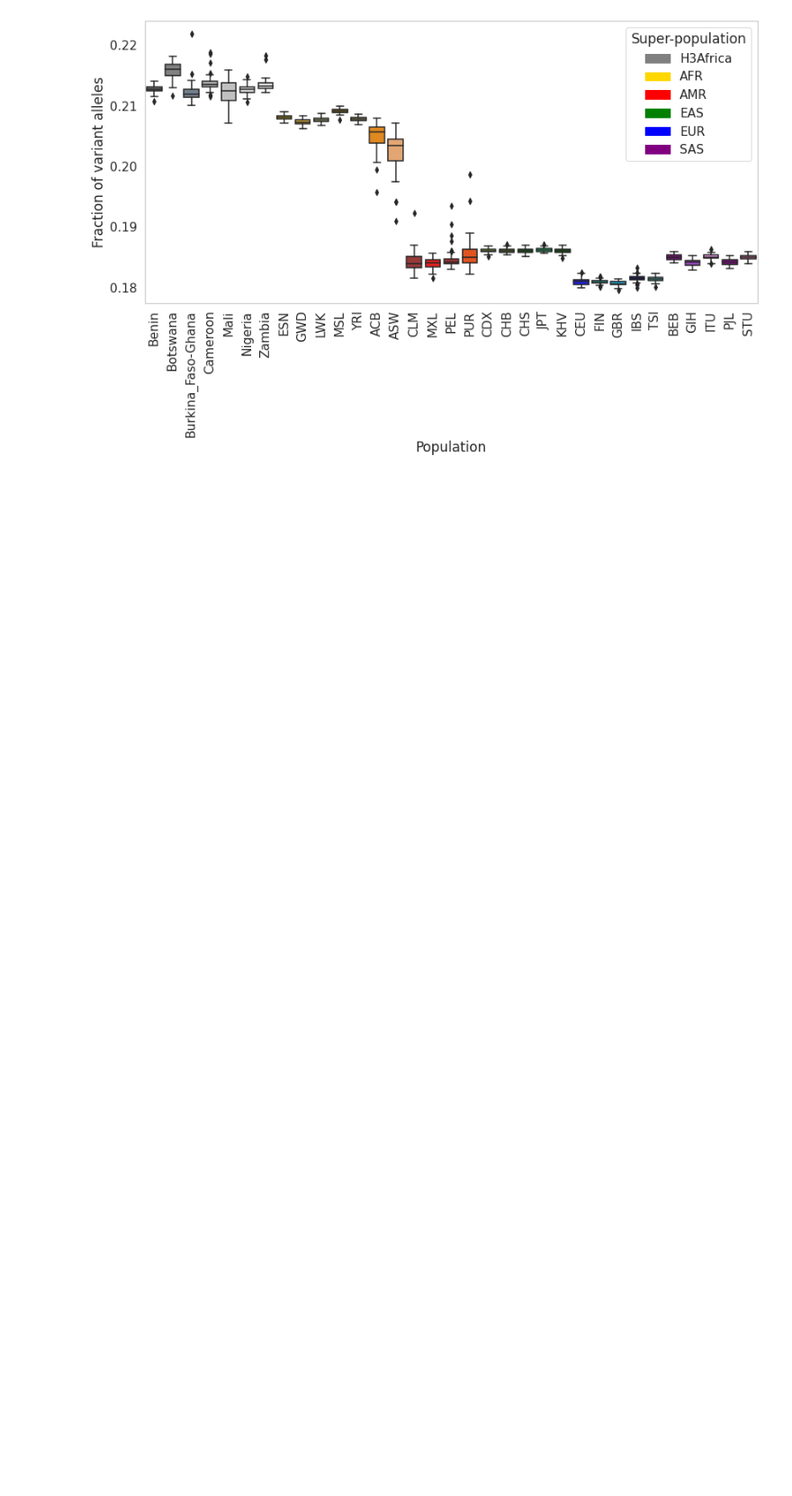
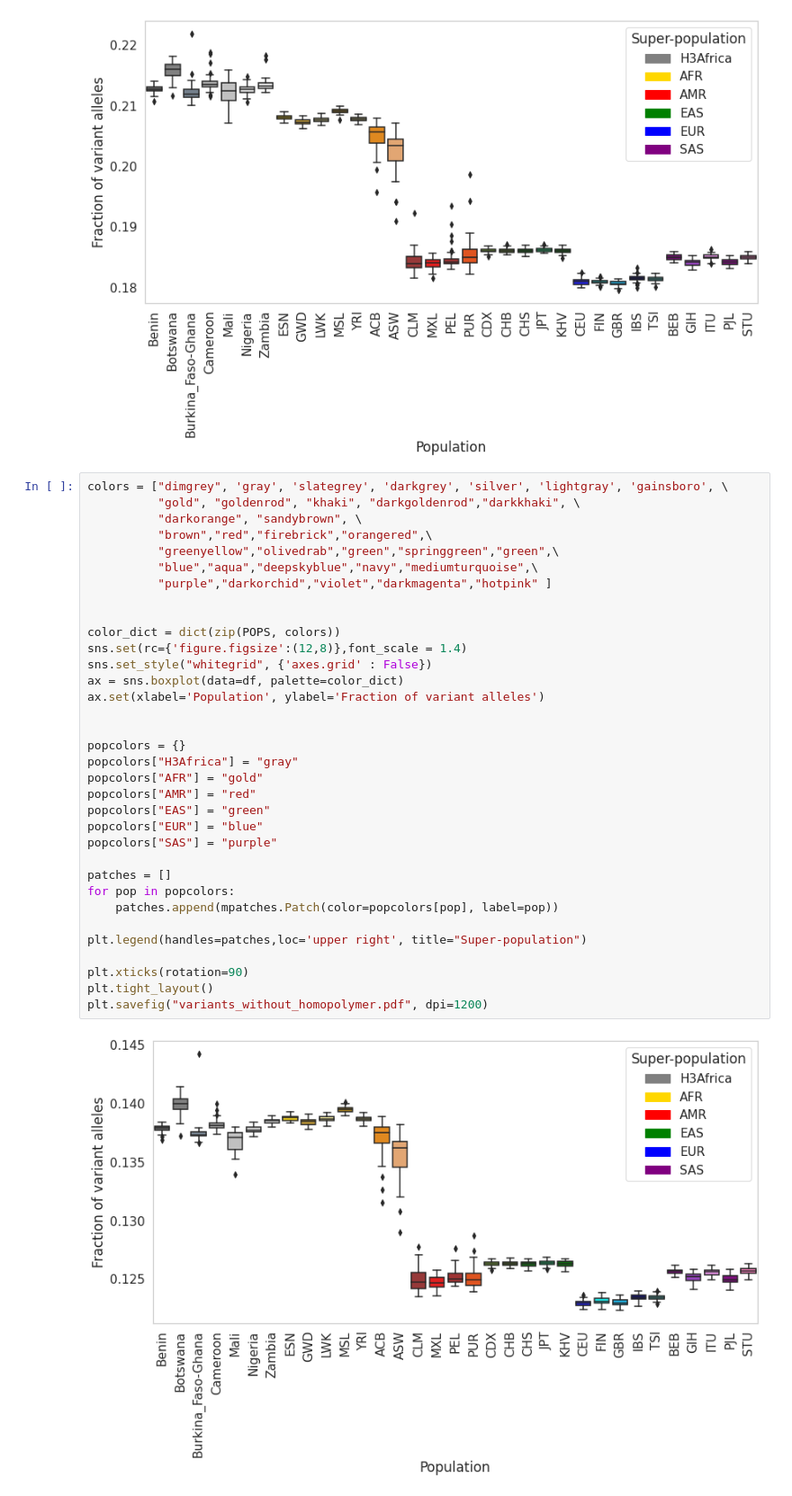
Before and after one commit to gymreklab/1000Genomes-TR-Analysis, a Jupyter notebook: stats/variants_per_pop.ipynb, the cells around one changed output. Shown at 90% size. Cells and saved outputs as stored; diff of their text form; blank space fills up the shorter version.

```diff
--- a/stats/variants_per_pop.ipynb
+++ b/stats/variants_per_pop.ipynb
@@ -86,3 +86,39 @@ plt.tight_layout()
 plt.savefig("variants_with_homopolymer.pdf", dpi=1200)
 # %% [output]
 [figure]
+# %%
+colors = ["dimgrey", 'gray', 'slategrey', 'darkgrey', 'silver', 'lightgray', 'gainsboro', \
+          "gold", "goldenrod", "khaki", "darkgoldenrod","darkkhaki", \
+          "darkorange", "sandybrown", \
+          "brown","red","firebrick","orangered",\
+          "greenyellow","olivedrab","green","springgreen","green",\
+          "blue","aqua","deepskyblue","navy","mediumturquoise",\
+          "purple","darkorchid","violet","darkmagenta","hotpink" ]
+
+
+color_dict = dict(zip(POPS, colors))
+sns.set(rc={'figure.figsize':(12,8)},font_scale = 1.4)
+sns.set_style("whitegrid", {'axes.grid' : False})
+ax = sns.boxplot(data=df, palette=color_dict)
+ax.set(xlabel='Population', ylabel='Fraction of variant alleles')
+
+
+popcolors = {}
+popcolors["H3Africa"] = "gray"
+popcolors["AFR"] = "gold"
+popcolors["AMR"] = "red"
+popcolors["EAS"] = "green"
+popcolors["EUR"] = "blue"
+popcolors["SAS"] = "purple"
+
+patches = []
+for pop in popcolors:
+    patches.append(mpatches.Patch(color=popcolors[pop], label=pop))
+
+plt.legend(handles=patches,loc='upper right', title="Super-population")
+
+plt.xticks(rotation=90)
+plt.tight_layout()
+plt.savefig("variants_without_homopolymer.pdf", dpi=1200)
+# %% [output]
+[figure, added]
```
